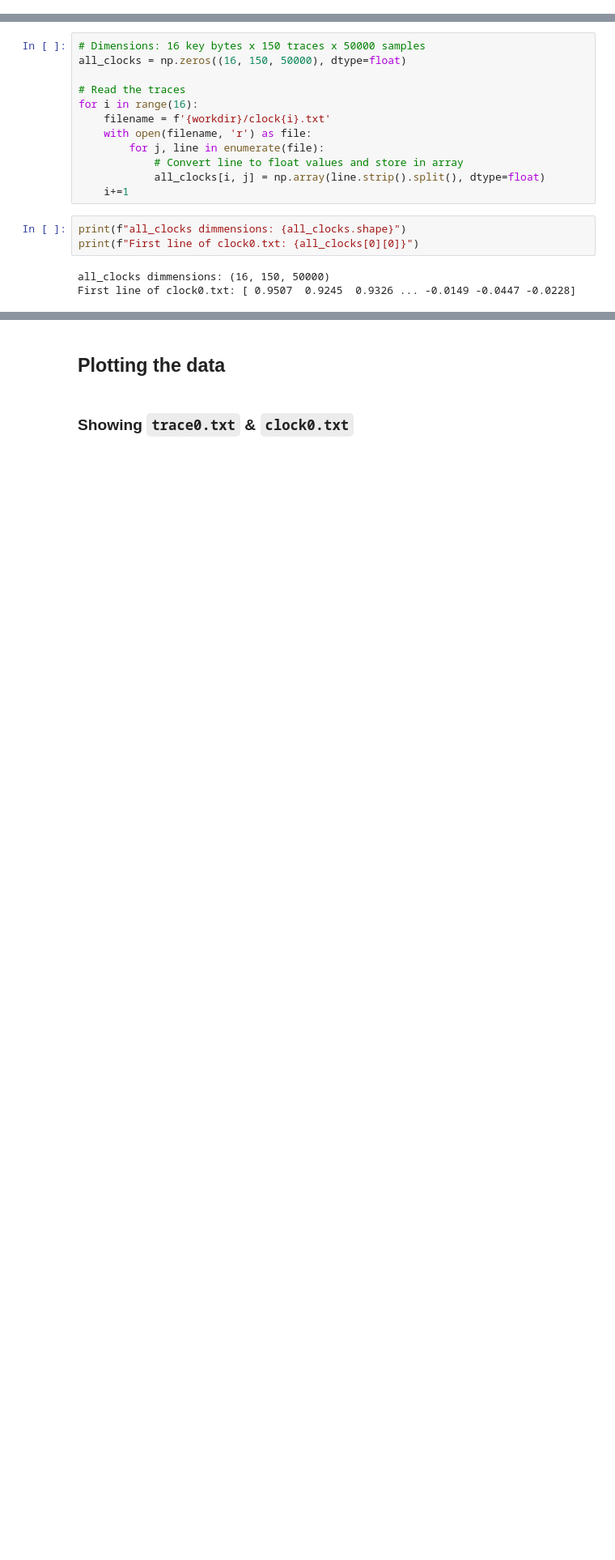
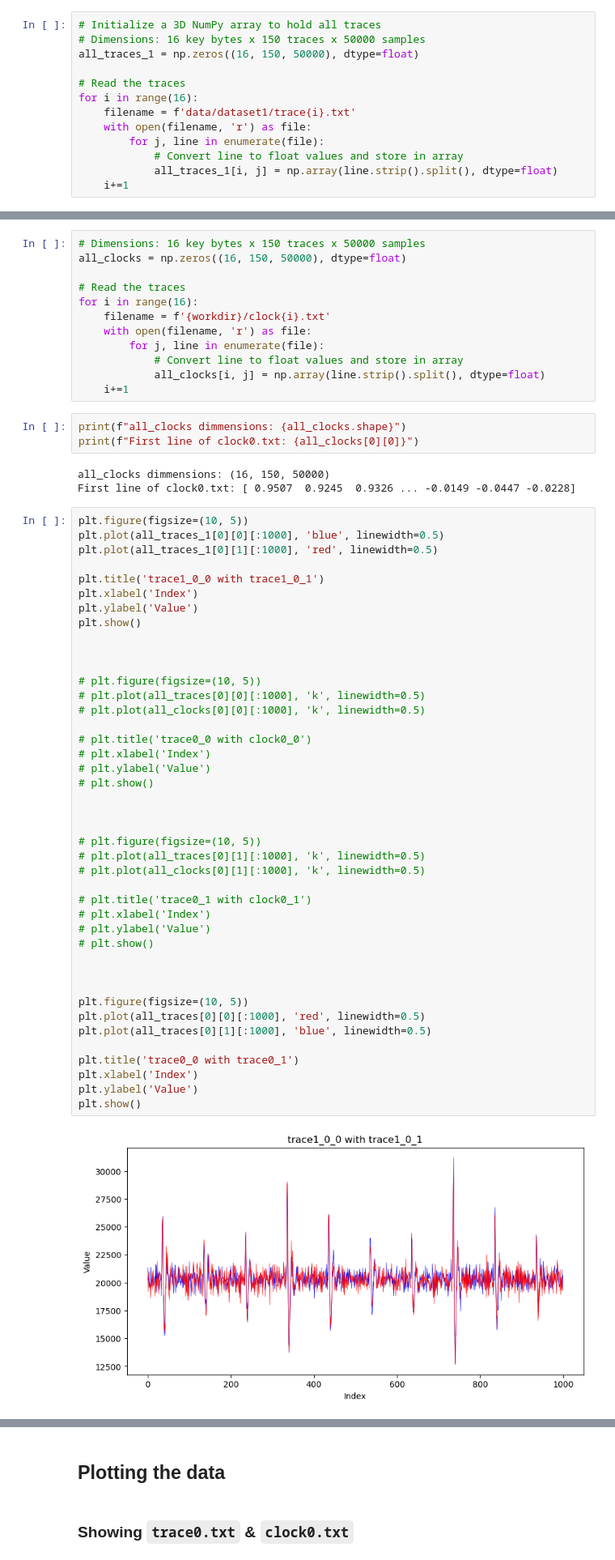
Before and after one commit to blueh0rse/cpa-attack, a Jupyter notebook: attack2.ipynb, the cells around one changed output, grey strips where cells are left out. Shown: that part at 81% size. Drawn from its saved outputs; the diff is of its cells as text; blank space fills up the shorter version.

```diff
--- a/attack2.ipynb
+++ b/attack2.ipynb
@@ -50,6 +50,19 @@ print(f"First line of trace0.txt: {all_traces[0][0]}")
 # %% [output]
 all_traces dimmensions: (16, 150, 50000)
 First line of trace0.txt: [0.1353 0.1235 0.1012 ... 0.1277 0.1234 0.1085]
+# %%
+# Initialize a 3D NumPy array to hold all traces
+# Dimensions: 16 key bytes x 150 traces x 50000 samples
+all_traces_1 = np.zeros((16, 150, 50000), dtype=float)
+
+# Read the traces
+for i in range(16):
+    filename = f'data/dataset1/trace{i}.txt'
+    with open(filename, 'r') as file:
+        for j, line in enumerate(file):
+            # Convert line to float values and store in array
+            all_traces_1[i, j] = np.array(line.strip().split(), dtype=float)
+    i+=1
 # %% [markdown]
 ### Clock files
 # %%
@@ -70,3 +83,47 @@ print(f"First line of clock0.txt: {all_clocks[0][0]}")
 # %% [output]
 all_clocks dimmensions: (16, 150, 50000)
 First line of clock0.txt: [ 0.9507  0.9245  0.9326 ... -0.0149 -0.0447 -0.0228]
+# %%
+plt.figure(figsize=(10, 5))
+plt.plot(all_traces_1[0][0][:1000], 'blue', linewidth=0.5)
+plt.plot(all_traces_1[0][1][:1000], 'red', linewidth=0.5)
+
+plt.title('trace1_0_0 with trace1_0_1')
+plt.xlabel('Index')
+plt.ylabel('Value')
+plt.show()
+
+
+
+# plt.figure(figsize=(10, 5))
+# plt.plot(all_traces[0][0][:1000], 'k', linewidth=0.5)
+# plt.plot(all_clocks[0][0][:1000], 'k', linewidth=0.5)
+
+# plt.title('trace0_0 with clock0_0')
+# plt.xlabel('Index')
+# plt.ylabel('Value')
+# plt.show()
+
+
+
+# plt.figure(figsize=(10, 5))
+# plt.plot(all_traces[0][1][:1000], 'k', linewidth=0.5)
+# plt.plot(all_clocks[0][1][:1000], 'k', linewidth=0.5)
+
+# plt.title('trace0_1 with clock0_1')
+# plt.xlabel('Index')
+# plt.ylabel('Value')
+# plt.show()
+
+
+
+plt.figure(figsize=(10, 5))
+plt.plot(all_traces[0][0][:1000], 'red', linewidth=0.5)
+plt.plot(all_traces[0][1][:1000], 'blue', linewidth=0.5)
+
+plt.title('trace0_0 with trace0_1')
+plt.xlabel('Index')
+plt.ylabel('Value')
+plt.show()
+# %% [output]
+[figure, added]
```
Also changed, not shown: parts of 1 cell of this notebook, 2 other files.
